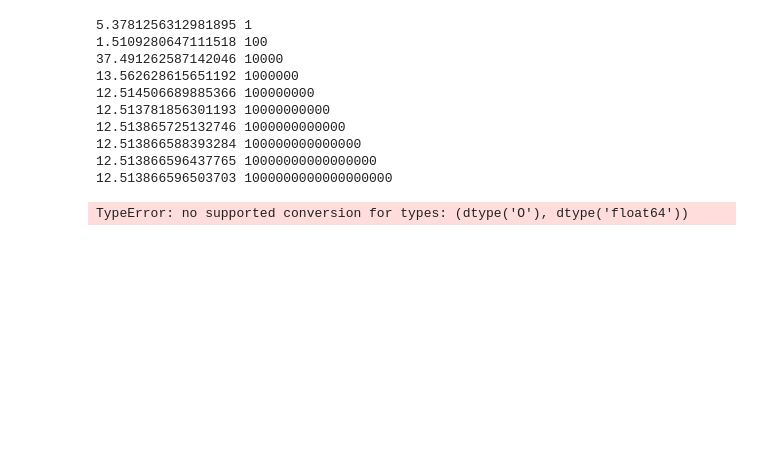
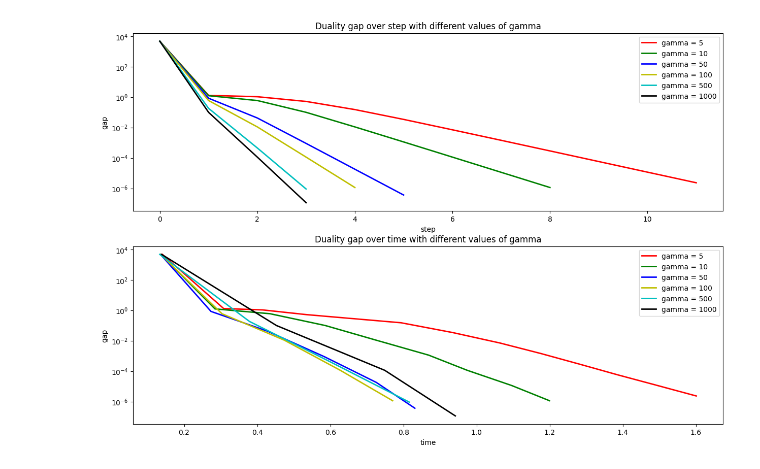
Before and after one commit to Obr00007576/optlab3, a Jupyter notebook: exp1.ipynb, the cells around one changed output. Saved outputs shown, nothing was run; the diff lists cells and outputs as text; code cells hidden in the pictures; blank space fills up the shorter version.

```diff
--- a/exp1.ipynb
+++ b/exp1.ipynb
@@ -11,18 +9,42 @@ The autoreload extension is already loaded. To reload it, use:
 # %%
-A, b = load_svmlight_file('w4a')
-epsilon = 0.1
-x_0 = np.zeros(A.shape[1])
-u_0 = np.abs(x_0) + epsilon
-barrier_method_lasso(A, b, 0.1, x_0, u_0, gamma=100)
+A, b = load_svmlight_file('a8a')
+epsilon = 0.01
+x_0 = np.ones(A.shape[1])*5
-# %% [output]
-5.3781256312981895 1
-1.5109280647111518 100
-37.491262587142046 10000
-13.562628615651192 1000000
-12.514506689885366 100000000
-12.513781856301193 10000000000
-12.513865725132746 1000000000000
-12.513866588393284 100000000000000
-12.513866596437765 10000000000000000
-12.513866596503703 1000000000000000000
-TypeError: no supported conversion for types: (dtype('O'), dtype('float64'))
+# %%
+_, axs = plt.subplots(2, 1, figsize=(15, 10))
+
+gammas = [5, 10, 50,100, 500, 1000]
+colors = ['r', 'g', 'b', 'y', 'c', 'k', 'purple']
+plt.sca(axs[0])
+for gamma, color in zip(gammas, colors):
+    gaps = []
+    times = []
+    _, _, history = barrier_method_lasso(A, b, 0.1, x_0, x_0+epsilon, gamma=gamma, trace=True)
+    gaps.append(history['duality_gap'])
+    plt.plot(np.arange(len(history['duality_gap'])), history['duality_gap'], color=color, linewidth=2, label='gamma = ' + str(gamma))
+
+plt.xlabel('step')
+plt.ylabel('gap')
+plt.title('Duality gap over step with different values of gamma')
+plt.legend()
+plt.yscale('log')
+
+gammas = [5, 10, 50,100, 500, 1000]
+colors = ['r', 'g', 'b', 'y', 'c', 'k', 'purple']
+plt.sca(axs[1])
+for gamma, color in zip(gammas, colors):
+    gaps = []
+    times = []
+    _, _, history = barrier_method_lasso(A, b, 0.1, x_0, x_0+epsilon, gamma=gamma, trace=True)
+    gaps.append(history['duality_gap'])
+    plt.plot(history['time'], history['duality_gap'], color=color, linewidth=2, label='gamma = ' + str(gamma))
+
+plt.xlabel('time')
+plt.ylabel('gap')
+plt.title('Duality gap over time with different values of gamma')
+plt.legend()
+plt.yscale('log')
+
+plt.show()
+# %% [output]
+[figure, added]
```
Also changed, not shown: parts of 3 cells of this notebook, 8 other files.
